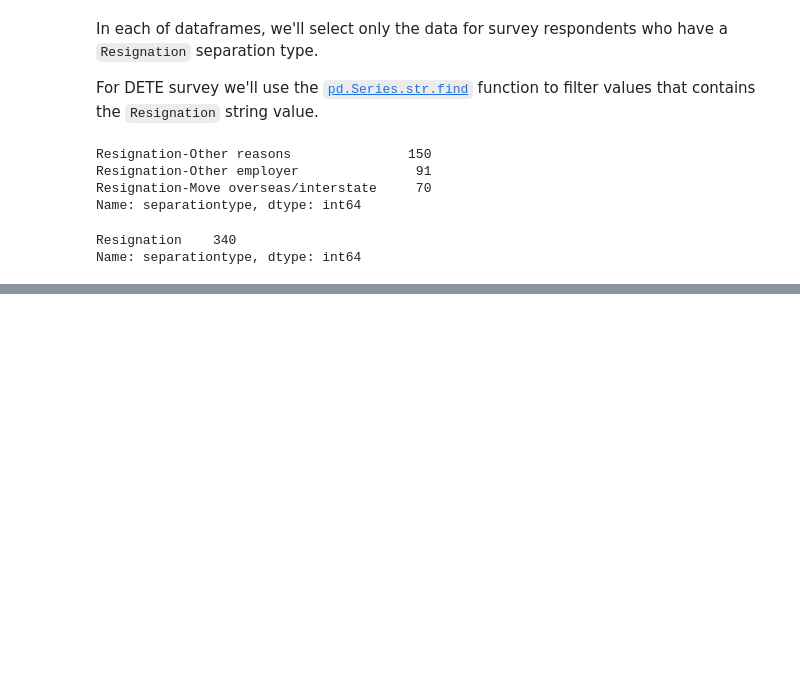
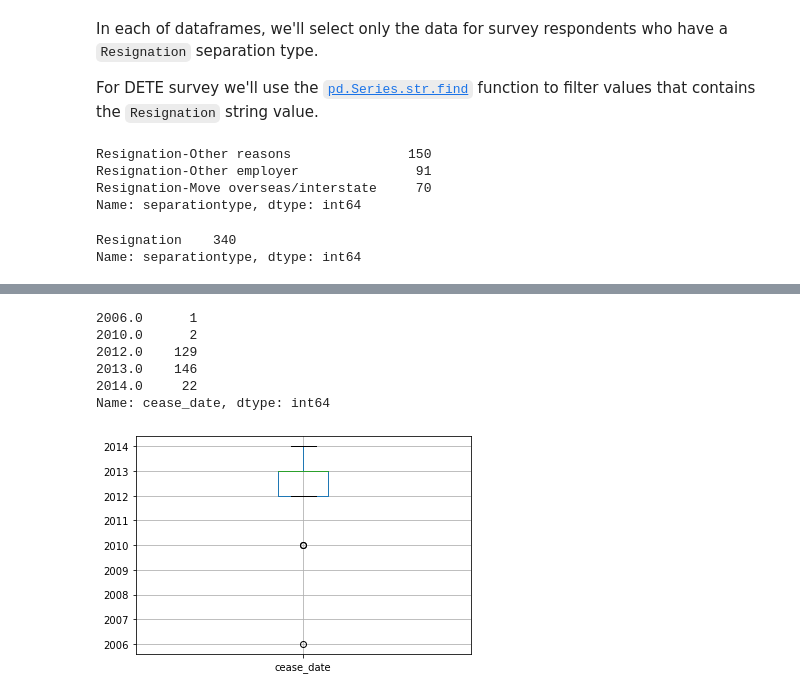
Before and after one commit to aguirredaniel/dataquest-projects, a Jupyter notebook: Clean_And_Analyze_Employee_Exit_Survey/basic.ipynb, the cells around one changed output, grey strips where cells are left out. Cells and saved outputs as stored; diff of their text form; code cells hidden in the pictures; blank space fills up the shorter version.

```diff
--- a/Clean_And_Analyze_Employee_Exit_Survey/basic.ipynb
+++ b/Clean_And_Analyze_Employee_Exit_Survey/basic.ipynb
@@ -301,0 +327,18 @@ Name: separationtype, dtype: int64
+# %%
+dete_resignations['cease_date'] = dete_resignations['cease_date']\
+.str.replace(r'[0-9]{2}/','',regex=True)\
+.astype(float)
+# %%
+dete_resignations['cease_date'].value_counts().sort_index(ascending= True)
+# %% [output]
+2006.0      1
+2010.0      2
+2012.0    129
+2013.0    146
+2014.0     22
+Name: cease_date, dtype: int64
+# %%
+dete_resignations.boxplot(column=['cease_date'])
+plt.show()
+# %% [output]
+[figure, added]
```
Also changed, not shown: parts of 14 cells of this notebook.
